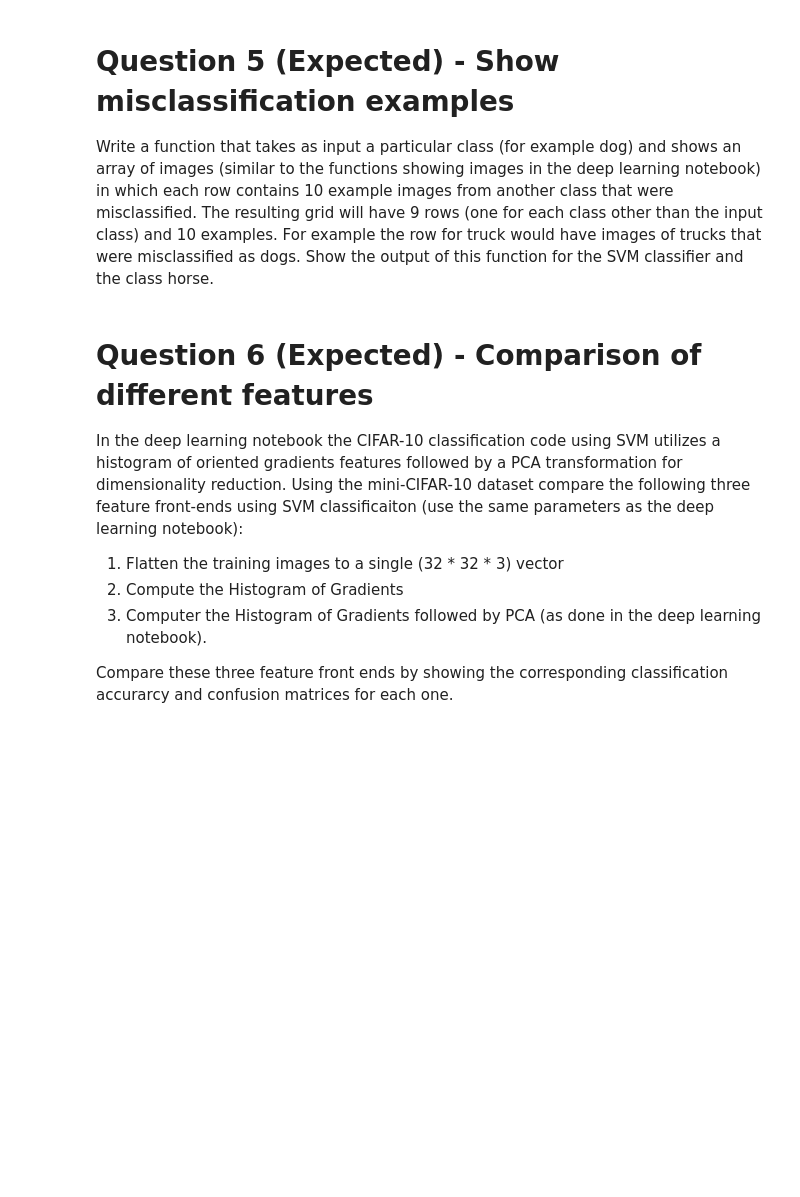
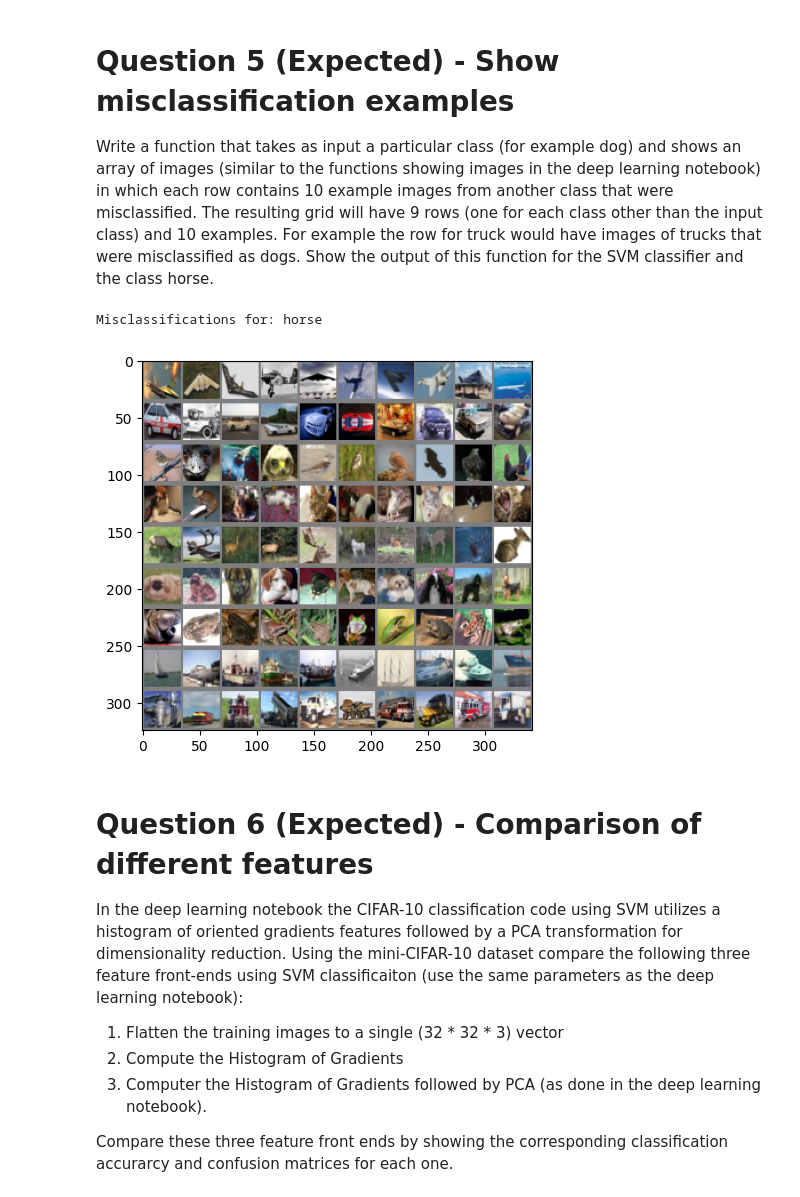
Before and after one commit to alexwholland/CSC-421, a Jupyter notebook: Assignment 4/csc421_Fall_2023_assignment4.ipynb, the cells around one changed output. Saved outputs shown, nothing was run; the diff lists cells and outputs as text; code cells hidden in the pictures; blank space fills up the shorter version.

```diff
--- a/Assignment 4/csc421_Fall_2023_assignment4.ipynb
+++ b/Assignment 4/csc421_Fall_2023_assignment4.ipynb
@@ -233,3 +231,49 @@ of images (similar to the functions showing images in the deep learning notebook
+# %%
+# Your answer goes here
+import torchvision.transforms as transforms
+
+def imshow(img):
+    img = img / 2 + 0.5
+    npimg = img.numpy()
+    plt.imshow(np.transpose(npimg, (1, 2, 0)))
+    plt.show()
+
+def plot_misclassifications(classifier, target_class):
+    predictions = classifier.predict(X_test_pca)
+    actual_labels = np.array(y_test)
+
+    other_classes = list(range(10))
+    other_classes.remove(target_class)
+
+    misclassified_images = []
+
+    print(f"Misclassifications for: {classes[target_class]}")
+
+    for other_class in other_classes:
+        misc_indices = np.where(
+            (actual_labels == other_class) & (predictions != actual_labels)
+        )[0][:10]
+        misc_indices = torch.tensor(misc_indices)
+
+        dataloader = torch.utils.data.DataLoader(
+            testset,
+            batch_size=10,
+            shuffle=False,
+            sampler=torch.utils.data.SubsetRandomSampler(misc_indices)
+        )
+
+        dataiter = iter(dataloader)
+        images, labels = next(dataiter)
+
+        misclassified_images.append(torchvision.utils.make_grid(images, nrow=10))
+
+    combined_grid = torch.cat(misclassified_images, dim=1)
+    imshow(combined_grid)
+
+plot_misclassifications(svm_clf, target_class=7)
+# %% [output]
+Misclassifications for: horse
+[figure, added]
 # %% [markdown]
 # Question 6 (Expected) - Comparison of different features
 
```
Also changed, not shown: parts of 1 cell of this notebook.
